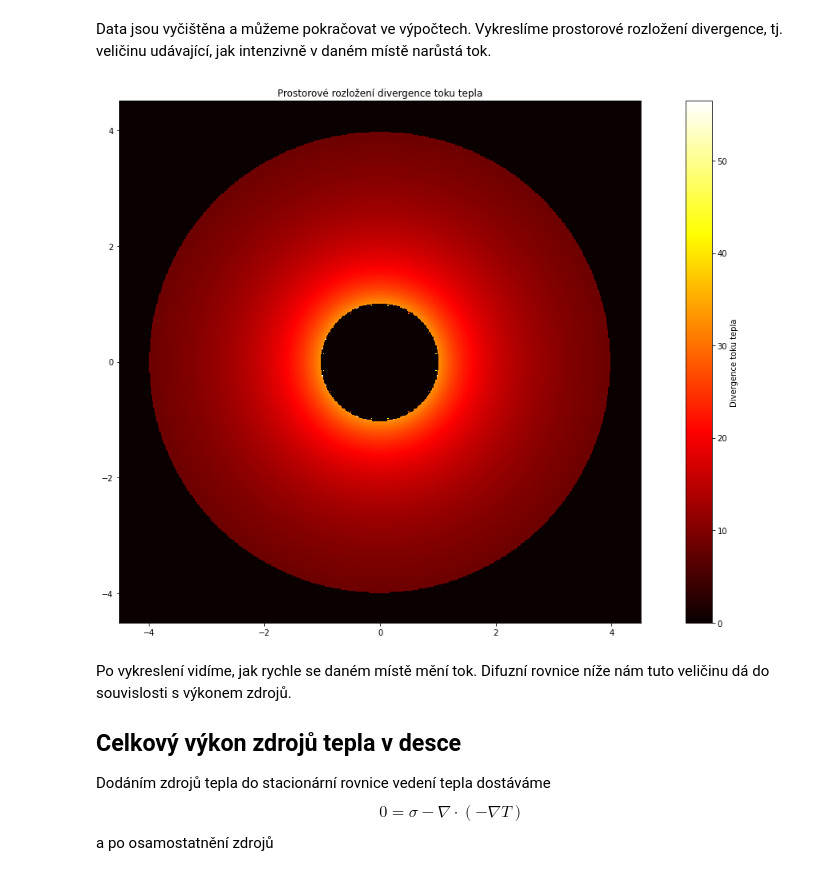
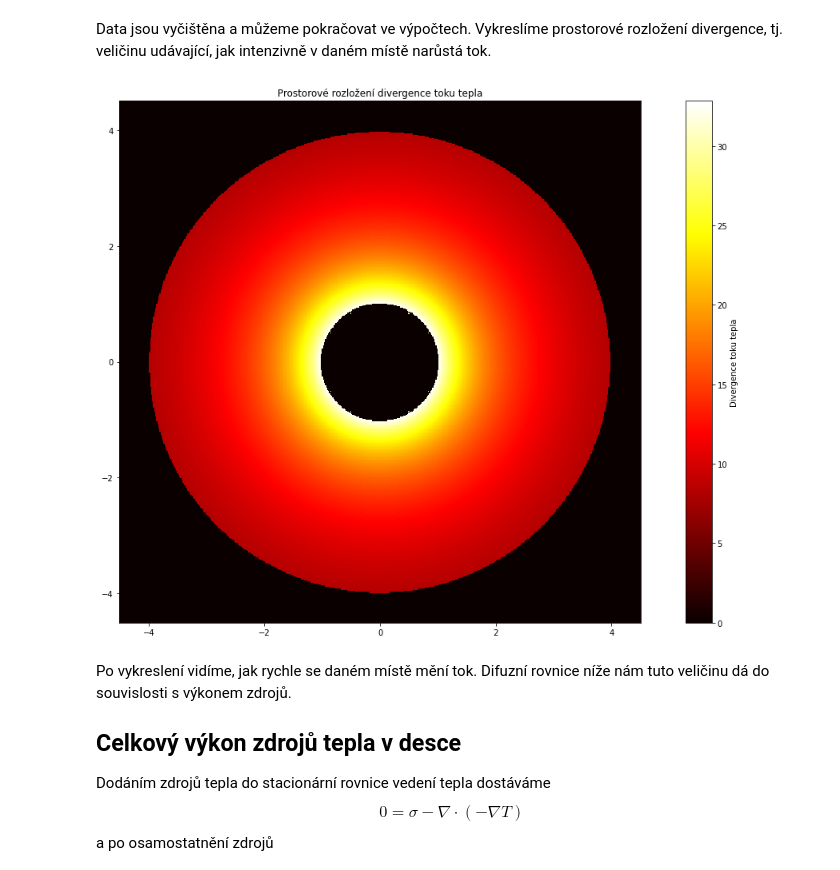
Before and after one commit to robert-marik/aromamath, a Jupyter notebook: Dvojny_integral.ipynb, the cells around one changed output. Cells and saved outputs as stored; diff of their text form; code cells hidden in the pictures.

```diff
--- a/Dvojny_integral.ipynb
+++ b/Dvojny_integral.ipynb
@@ -128,14 +132,15 @@ None
 # %% [markdown]
 V divergenci musíme odfiltrovat nežádoucí výkyvy, které vznikly napojením funkce dané analytickým předpisem na mezkruží a konstantní funkce mimo mezikruží. Konstanty použité pro toto ořezání byly stanoveny experimentálně z 2D obrázku, který následuje níže. Je samozřejmě možné použít vhodný automatický filtr, chceme však rychle postupovat k výpočtu dvojného integrálu a proto použijeme metodu experimentálně stanovených mezí.
 # %%
-for i in range (1,divergence.shape[0]-1):                 # Dvojí cyklus přes všechny body mřížky
-    for j in range (1,divergence.shape[1]-1):
-        if abs(divergence[i,j])>60 or divergence[i,j]<0:  # Oprava výkyvů ořezáním hodnot vzniklých diskretizací
-            divergence[i,j]=0
-plt.plot(x[-round(steps/2),:],divergence[:,-round(steps/2)], color='black', label='řez středem')
-plt.plot(x[-round(steps/3),:],divergence[:,-round(steps/3)], color='red', label='řez třetinou')
-plt.plot(x[-round(steps/4),:],divergence[:,-round(steps/4)], color='blue', label='řez čtvrtinou')
-plt.plot(x[0,:],divergence[:,0], color='green', label='řez u kraje')
+divergence_opravena = divergence.copy()              # Přefiltrování divergence budeme dělat tak, aby původní hodonty zůstaly k dispozici
+for i in range (1,divergence_opravena.shape[0]-1):   # Dvojí cyklus přes všechny body mřížky
+    for j in range (1,divergence_opravena.shape[1]-1):
+        if abs(divergence[i,j])>35 or divergence[i,j]<0: # Oprava výkyvů a nesmyslných hodnot ořezáním hodnot vzniklých diskretizací
+            divergence_opravena[i,j]=0
+plt.plot(x[-round(steps/2),:],divergence_opravena[:,-round(steps/2)], color='black', label='řez středem')
+plt.plot(x[-round(steps/3),:],divergence_opravena[:,-round(steps/3)], color='red', label='řez třetinou')
+plt.plot(x[-round(steps/4),:],divergence_opravena[:,-round(steps/4)], color='blue', label='řez čtvrtinou')
+plt.plot(x[0,:],divergence_opravena[:,0], color='green', label='řez u kraje')
 plt.title("Divergence toku tepla na vodorovném řezu deskou")
 plt.xlabel("Poloha x")
 plt.ylabel("Divergence toku")
@@ -146,17 +151,18 @@ None
 # %% [markdown]
 Data jsou vyčištěna a můžeme pokračovat ve výpočtech. Vykreslíme prostorové rozložení divergence, tj. veličinu udávající, jak intenzivně v daném místě narůstá tok.
 # %%
+divergence = divergence_opravena              # dale pracujeme s opravenou divergenci
 fig, ax = plt.subplots(1,1, figsize=(20,12))  # inicializace grafiky
 cmap = plt.get_cmap('hot')                    # nastaveni schema pro barevnou mapu
 output = plt.pcolormesh(x, y, divergence ,
                         cmap=cmap,
                         shading='auto')       # vykresleni barevne mapy pomocí zvolené barevné mapy a vyhlazování přechodů
 plt.colorbar(output, label="Divergence toku tepla")   # barevný sloupec s hodnotami vedle grafu
 ax.set_aspect(1)
 plt.title("Prostorové rozložení divergence toku tepla")
 None
 # %% [output]
-[figure, old version]
+[figure, new version]
 # %% [markdown]
 Po vykreslení vidíme, jak rychle se daném místě mění tok. Difuzní rovnice níže nám tuto veličinu dá do souvislosti s výkonem zdrojů.
 
```
Also changed, not shown: parts of 5 cells of this notebook.
